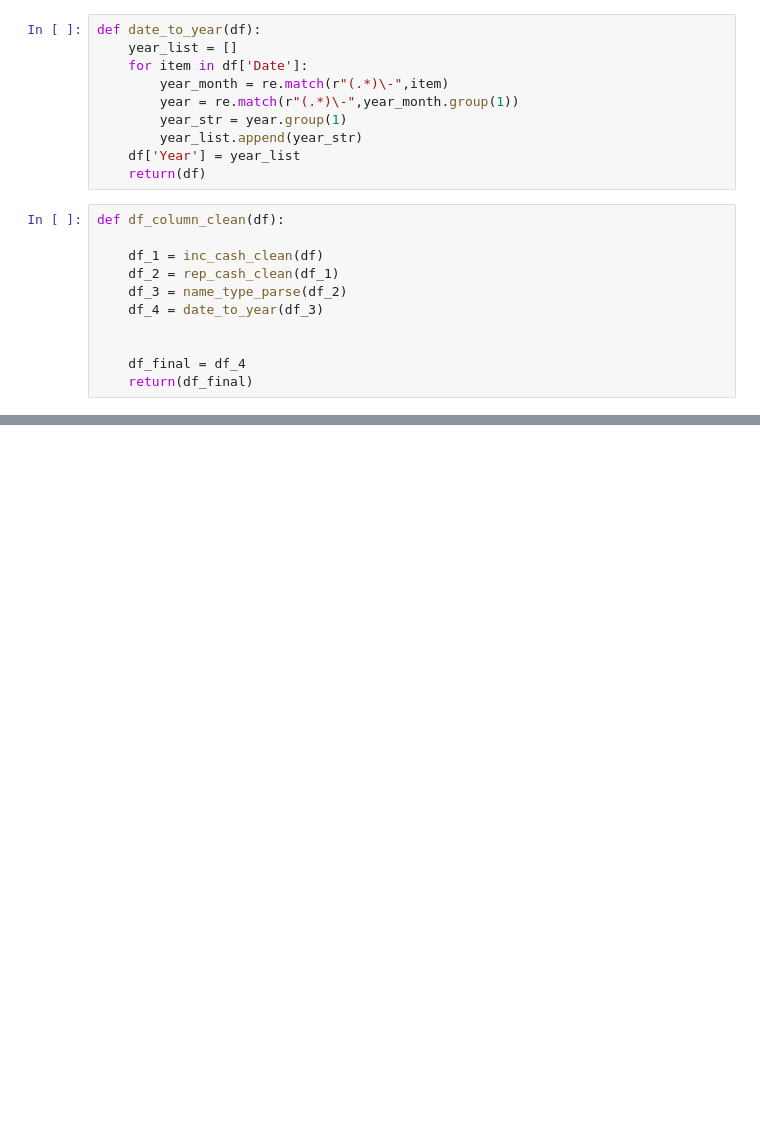
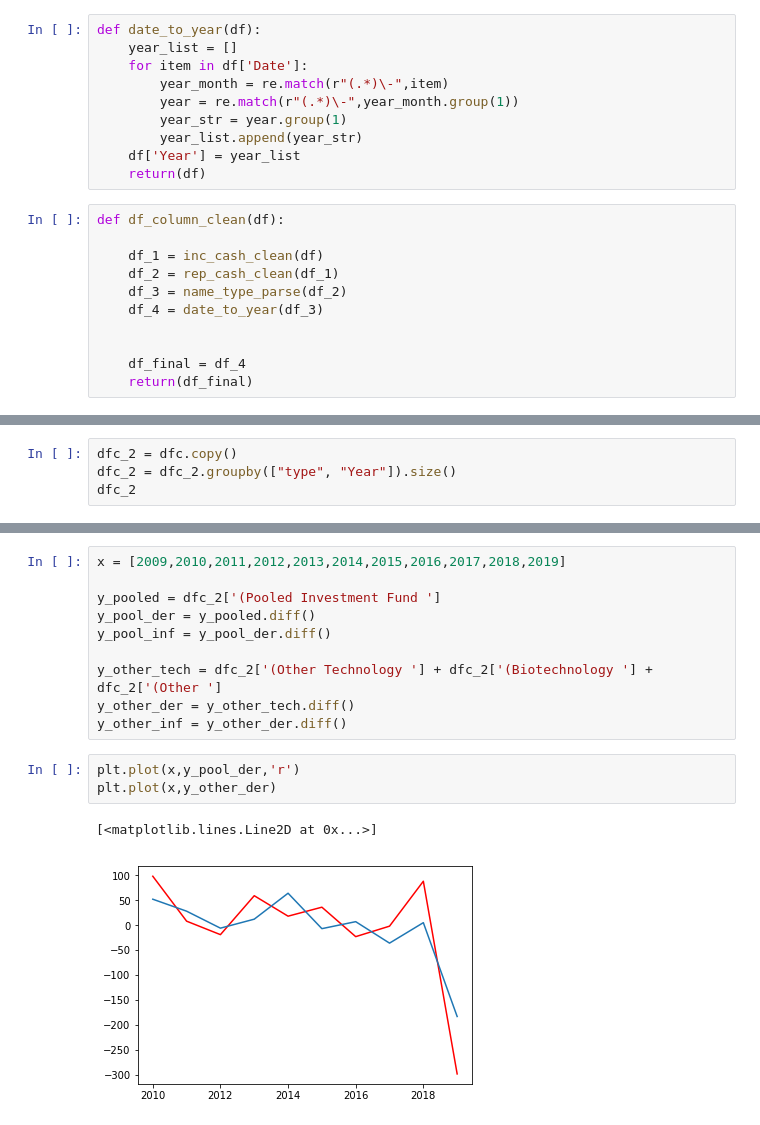
Before and after one commit to M-Watson/data-science-practice, a Jupyter notebook: form-d/form-d-explore-2.ipynb, the cells around one changed output, grey strips where cells are left out. Cells and saved outputs as stored; diff of their text form; blank space fills up the shorter version.

```diff
--- a/form-d/form-d-explore-2.ipynb
+++ b/form-d/form-d-explore-2.ipynb
@@ -194,0 +227,4 @@ dttt.plot(kind="bar",x="Date", y="Reported funding float",figsize=(20,13))
+# %%
+dfc_2 = dfc.copy()
+dfc_2 = dfc_2.groupby(["type", "Year"]).size()
+dfc_2
@@ -194,0 +249,16 @@ dttt.plot(kind="bar",x="Date", y="Reported funding float",figsize=(20,13))
+# %%
+x = [2009,2010,2011,2012,2013,2014,2015,2016,2017,2018,2019]
+
+y_pooled = dfc_2['(Pooled Investment Fund ']
+y_pool_der = y_pooled.diff()
+y_pool_inf = y_pool_der.diff()
+
+y_other_tech = dfc_2['(Other Technology '] + dfc_2['(Biotechnology '] +  dfc_2['(Other ']
+y_other_der = y_other_tech.diff()
+y_other_inf = y_other_der.diff()
+# %%
+plt.plot(x,y_pool_der,'r')
+plt.plot(x,y_other_der)
+# %% [output]
+[<matplotlib.lines.Line2D at 0x...>]
+[figure, added]
```
Also changed, not shown: parts of 21 cells of this notebook, 1 other file.
